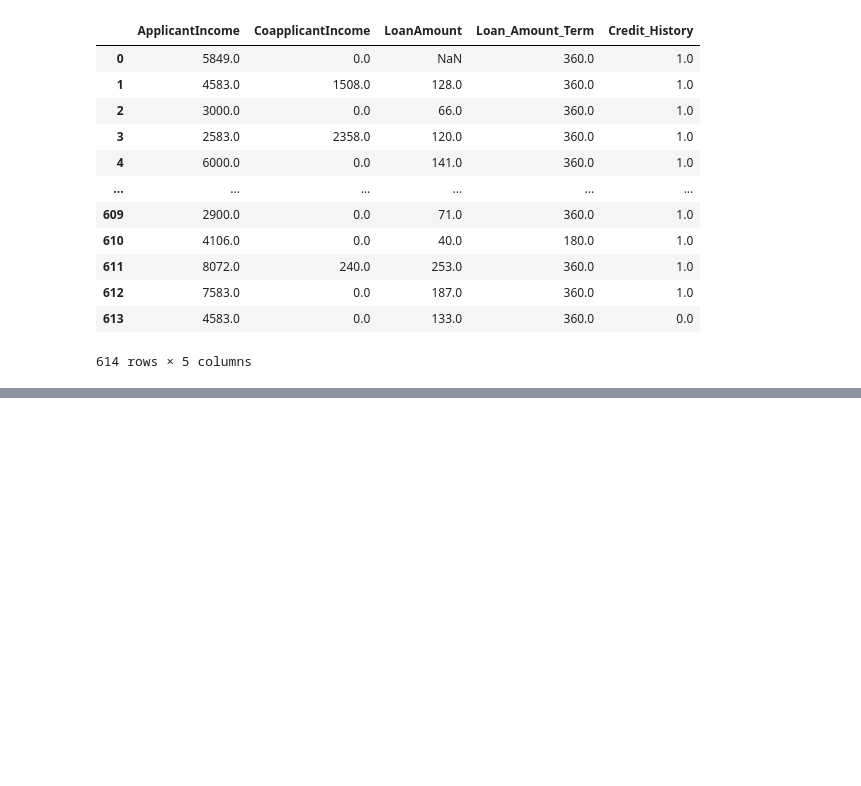
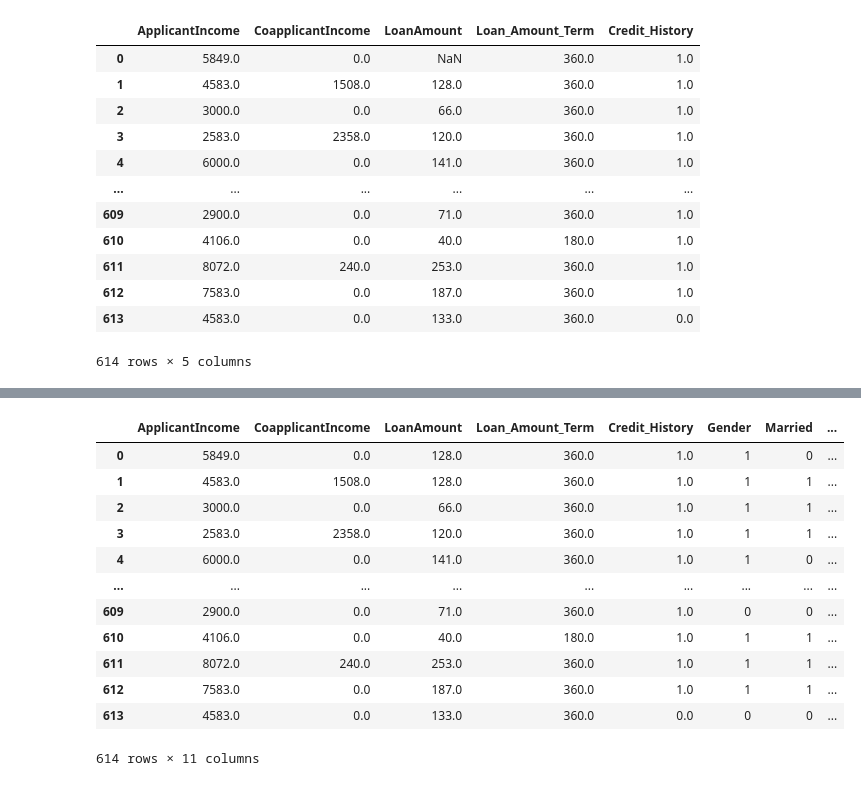
Before and after one commit to Mohamed-236/DataScienceBankProject, a Jupyter notebook: YoutubeBankProject.ipynb, the cells around one changed output, grey strips where cells are left out. Drawn from its saved outputs; the diff is of its cells as text; code cells hidden in the pictures; blank space fills up the shorter version.

```diff
--- a/YoutubeBankProject.ipynb
+++ b/YoutubeBankProject.ipynb
@@ -264,0 +359,4 @@ var_numerique
+# %%
+# Remplacer de la variable target(loan_status) qui est actuellement Y ou N mais sera remplacé par 1 ou 0 pour faciliter l'entrainement du model
+var_target = var_categorique['Loan_Status'].map({'Y': 1, 'N': 0})
+var_categorique.drop('Loan_Status', axis=1, inplace=True) # axis=1 signifie que l'on supprime la colonne 'Loan_status' et inplace=True signifie que l'on modifie le DataFrame var_categorique directement
@@ -264,0 +380,11 @@ var_numerique
+# %%
+# Remplacement des autres variables catégorielles par des variables numériques de maniere automatique avec scikit-learn
+
+from sklearn.preprocessing import LabelEncoder
+
+label_encoders = {}                    # Permet de stocker les encodeurs pour chaque variable catégorielle, afin de pouvoir les réutiliser plus tard si nécessaire
+for column in var_categorique.columns: # Permet de parcourir toutes les colonnes du DataFrame var_categorique
+    le = LabelEncoder()                # permet de créer un objet LabelEncoder pour chaque colonne
+    var_categorique[column] = le.fit_transform(var_categorique[column]) # permet de transformer les valeurs catégorielles en valeurs numériques pour chaque colonne du DataFrame var_categorique
+    label_encoders[column] = le          # permet de stocker l'encodeur pour chaque colonne dans le dictionnaire label_encoders
+var_categorique
@@ -264,0 +405,3 @@ var_numerique
+# %%
+# Suppression de la colonne Loan_id car il va pas servir a grande chose
+var_categorique.drop('Loan_ID', axis=1, inplace=True) # axis=1 signifie que l'on supprime la colonne 'Loan_ID' et inplace=True signifie que l'on modifie le DataFrame df directement
@@ -264,0 +424,21 @@ var_numerique
+# %%
+# Concatenation des variables numerique et categorique dans une seul variables et specifier la colonne target
+
+X = pd.concat([var_numerique, var_categorique], axis=1) # axis=1 signifie que l'on concatene les colonnes des deux DataFrame var_numerique et var_categorique
+y = var_target
+# %%
+X
+# %% [output]
+|  | ApplicantIncome | CoapplicantIncome | LoanAmount | Loan_Amount_Term | Credit_History | Gender | Married | ... |
+| 0 | 5849.0 | 0.0 | 128.0 | 360.0 | 1.0 | 1 | 0 | ... |
+| 1 | 4583.0 | 1508.0 | 128.0 | 360.0 | 1.0 | 1 | 1 | ... |
+| 2 | 3000.0 | 0.0 | 66.0 | 360.0 | 1.0 | 1 | 1 | ... |
+| 3 | 2583.0 | 2358.0 | 120.0 | 360.0 | 1.0 | 1 | 1 | ... |
+| 4 | 6000.0 | 0.0 | 141.0 | 360.0 | 1.0 | 1 | 0 | ... |
+| ... | ... | ... | ... | ... | ... | ... | ... | ... |
+| 609 | 2900.0 | 0.0 | 71.0 | 360.0 | 1.0 | 0 | 0 | ... |
+| 610 | 4106.0 | 0.0 | 40.0 | 180.0 | 1.0 | 1 | 1 | ... |
+| 611 | 8072.0 | 240.0 | 253.0 | 360.0 | 1.0 | 1 | 1 | ... |
+| 612 | 7583.0 | 0.0 | 187.0 | 360.0 | 1.0 | 1 | 1 | ... |
+| 613 | 4583.0 | 0.0 | 133.0 | 360.0 | 0.0 | 0 | 0 | ... |
+614 rows × 11 columns
```
Also changed, not shown: parts of 16 cells of this notebook.
